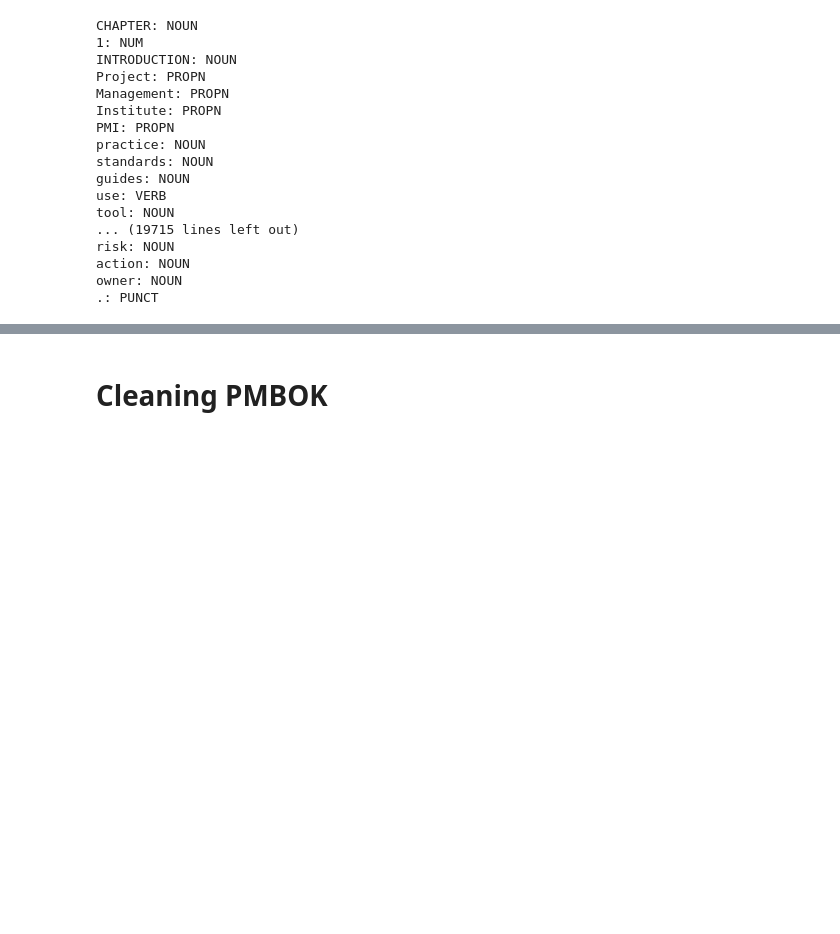
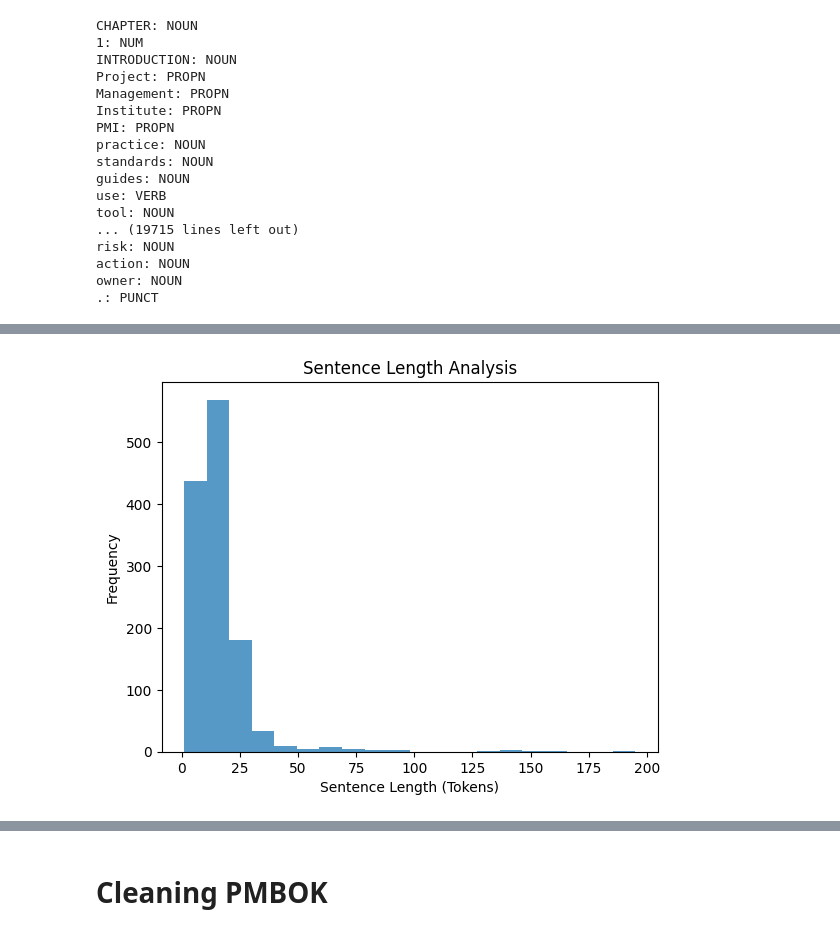
Before and after one commit to oussamaJMAA/PRM-Conceptual-Graphs-Recommendations, a Jupyter notebook: src/Data Preparation.ipynb, the cells around one changed output, grey strips where cells are left out. Cells and saved outputs as stored; diff of their text form; code cells hidden in the pictures; blank space fills up the shorter version.

```diff
--- a/src/Data Preparation.ipynb
+++ b/src/Data Preparation.ipynb
@@ -108,0 +173,12 @@ owner: NOUN
+# %%
+# Calculate sentence lengths (in terms of token count)
+sentence_lengths = [len(list(sent)) for sent in doc.sents]
+
+# Create a histogram or box plot to visualize sentence length distribution
+plt.hist(sentence_lengths, bins=20, alpha=0.75)
+plt.xlabel("Sentence Length (Tokens)")
+plt.ylabel("Frequency")
+plt.title("Sentence Length Analysis")
+plt.show()
+# %% [output]
+[figure, added]
```
Also changed, not shown: parts of 7 cells of this notebook.
